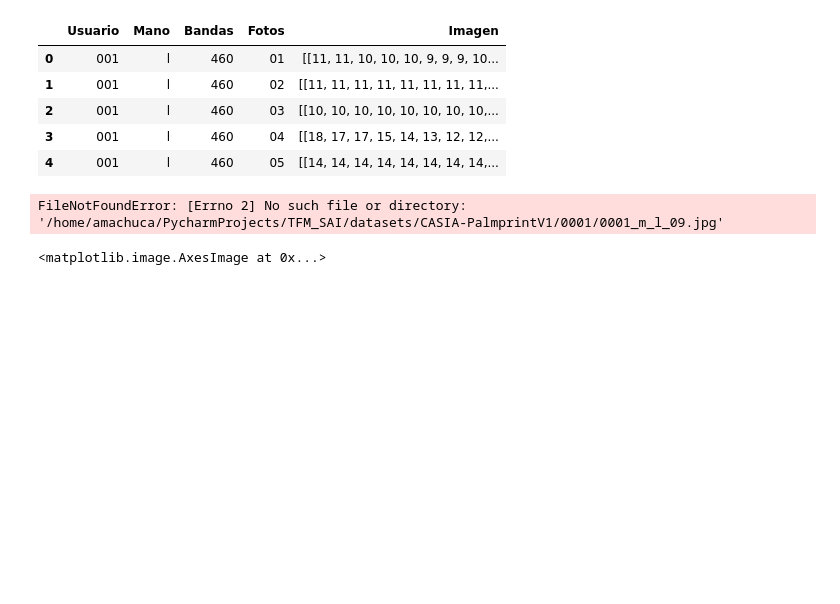
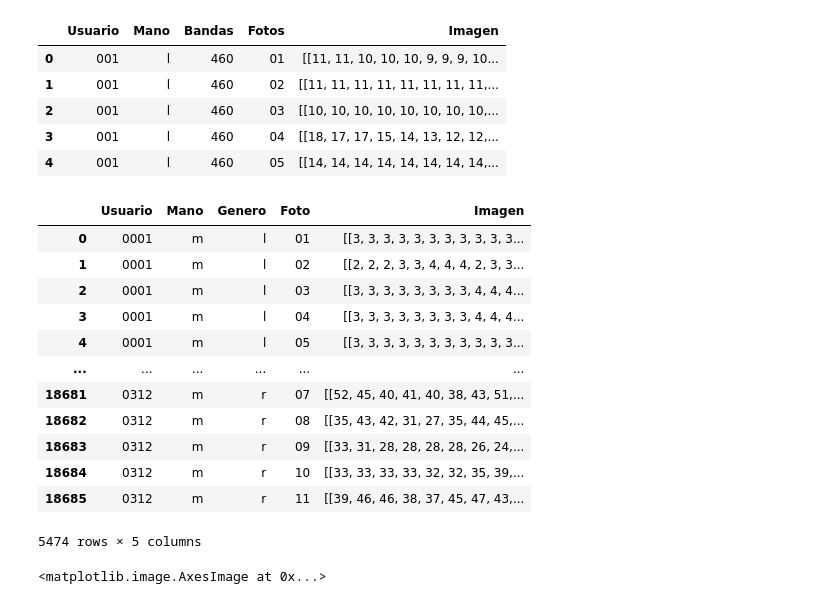
Before and after one commit to nonodev96/RNA_SI, a Jupyter notebook: scripts/test.ipynb, the cells around one changed output. Cells and saved outputs as stored; diff of their text form; code cells hidden in the pictures; blank space fills up the shorter version.

```diff
--- a/scripts/test.ipynb
+++ b/scripts/test.ipynb
@@ -53,36 +53,48 @@ load_casia_multi_spectral_palmprintV1()
 # %%
 
 def check_file_casia_palmprintV1(row):
     return os.path.exists(TFM_PATH + f"datasets/CASIA-PalmprintV1/{row['Usuario']}/{row['Usuario']}_{row['Mano']}_{row['Genero']}_{row['Foto']}.jpg"
     )
 
 
 def load_image_casia_palmprintV1(row):
     ruta_imagen = TFM_PATH + f"datasets/CASIA-PalmprintV1/{row['Usuario']}/{row['Usuario']}_{row['Mano']}_{row['Genero']}_{row['Foto']}.jpg"
     imagen = Image.open(ruta_imagen)
     imagen_array = np.array(imagen)
     return imagen_array
 
 
 def load_casia_palmprintV1():
     usuarios = [f"{i:04}" for i in range(1, 313)]
     genero = ["m", "f"]
     manos = ["l", "r"]
     fotos = [f"{i:02}" for i in range(1, 16)]
     # Crear el dataframe
     df = pd.DataFrame(
         product(usuarios, genero, manos, fotos),
         columns=["Usuario", "Mano", "Genero", "Foto"],
     )
     condition = df.apply(lambda row: check_file_casia_palmprintV1(row), axis=1)
-    df_filtrado = df[condition]
+    df = df[condition]
 
     df["Imagen"] = df.apply(lambda row: load_image_casia_palmprintV1(row), axis=1)
-    display(df_filtrado)
+    display(df)
 
 load_casia_palmprintV1()
 # %% [output]
+|  | Usuario | Mano | Genero | Foto | Imagen |
+| 0 | 0001 | m | l | 01 | [[3, 3, 3, 3, 3, 3, 3, 3, 3, 3, 3... |
+| 1 | 0001 | m | l | 02 | [[2, 2, 2, 3, 3, 4, 4, 4, 2, 3, 3... |
+| 2 | 0001 | m | l | 03 | [[3, 3, 3, 3, 3, 3, 3, 3, 4, 4, 4... |
+| 3 | 0001 | m | l | 04 | [[3, 3, 3, 3, 3, 3, 3, 3, 4, 4, 4... |
+| 4 | 0001 | m | l | 05 | [[3, 3, 3, 3, 3, 3, 3, 3, 3, 3, 3... |
+| ... | ... | ... | ... | ... | ... |
+| 18681 | 0312 | m | r | 07 | [[52, 45, 40, 41, 40, 38, 43, 51,... |
+| 18682 | 0312 | m | r | 08 | [[35, 43, 42, 31, 27, 35, 44, 45,... |
+| 18683 | 0312 | m | r | 09 | [[33, 31, 28, 28, 28, 28, 26, 24,... |
+| 18684 | 0312 | m | r | 10 | [[33, 33, 33, 33, 32, 32, 35, 39,... |
+| 18685 | 0312 | m | r | 11 | [[39, 46, 46, 38, 37, 45, 47, 43,... |
-FileNotFoundError: [Errno 2] No such file or directory: '/home/amachuca/PycharmProjects/TFM_SAI/datasets/CASIA-PalmprintV1/0001/0001_m_l_09.jpg'
+5474 rows × 5 columns
 # %%
 from PIL import Image
 import matplotlib.pyplot as plt
```
